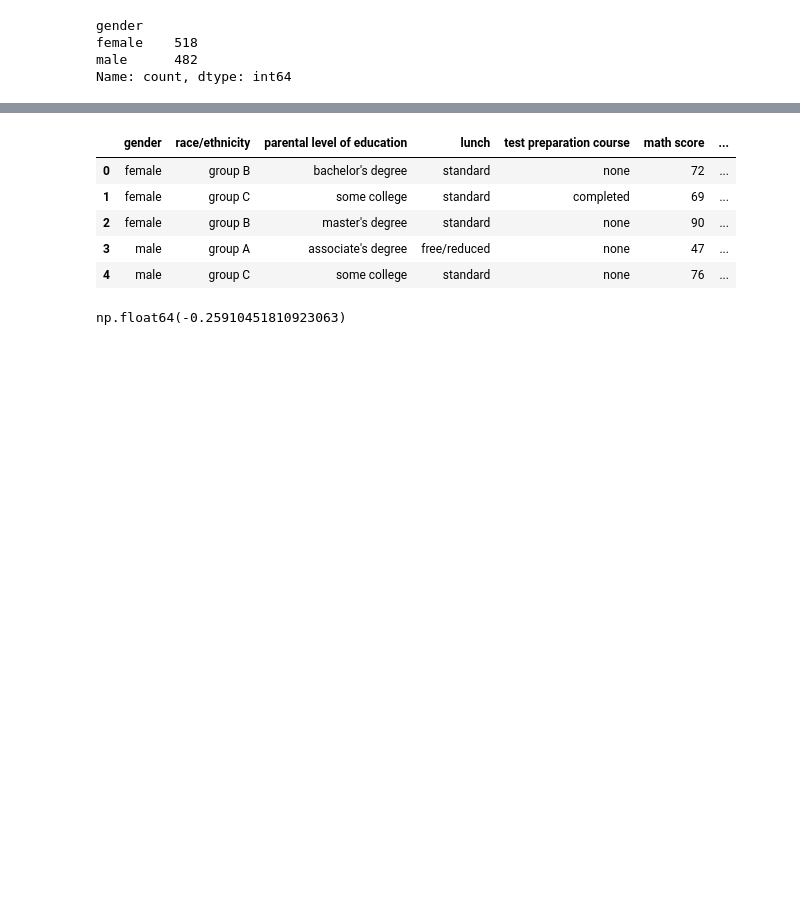
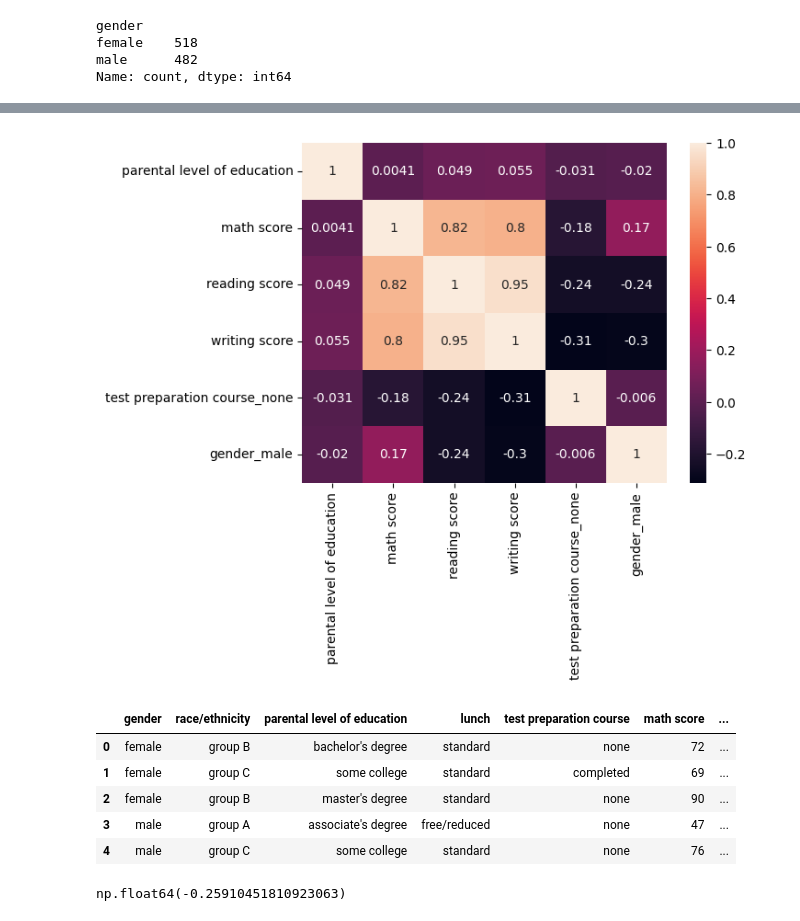
Before and after one commit to Dhineshsakthivel2007/STUDENT-MARK-PREDICTION-LINEAR-REGRESSION-, a Jupyter notebook: reg1.ipynb, the cells around one changed output, grey strips where cells are left out. Saved outputs shown, nothing was run; the diff lists cells and outputs as text; code cells hidden in the pictures; blank space fills up the shorter version.

```diff
--- a/reg1.ipynb
+++ b/reg1.ipynb
@@ -18,5 +18,7 @@ female    518
 male      482
 Name: count, dtype: int64
 # %%
-df.corr(numeric_only=True)
+corr=df.corr(numeric_only=True)
+sns.heatmap(corr,annot=True)
+plt.show()
 # %% [output]
@@ -30,3 +25,4 @@ df.corr(numeric_only=True)
+[figure, added]
 # %%
 df.head(5)
 # %% [output]
```
Also changed, not shown: parts of 3 cells of this notebook.
